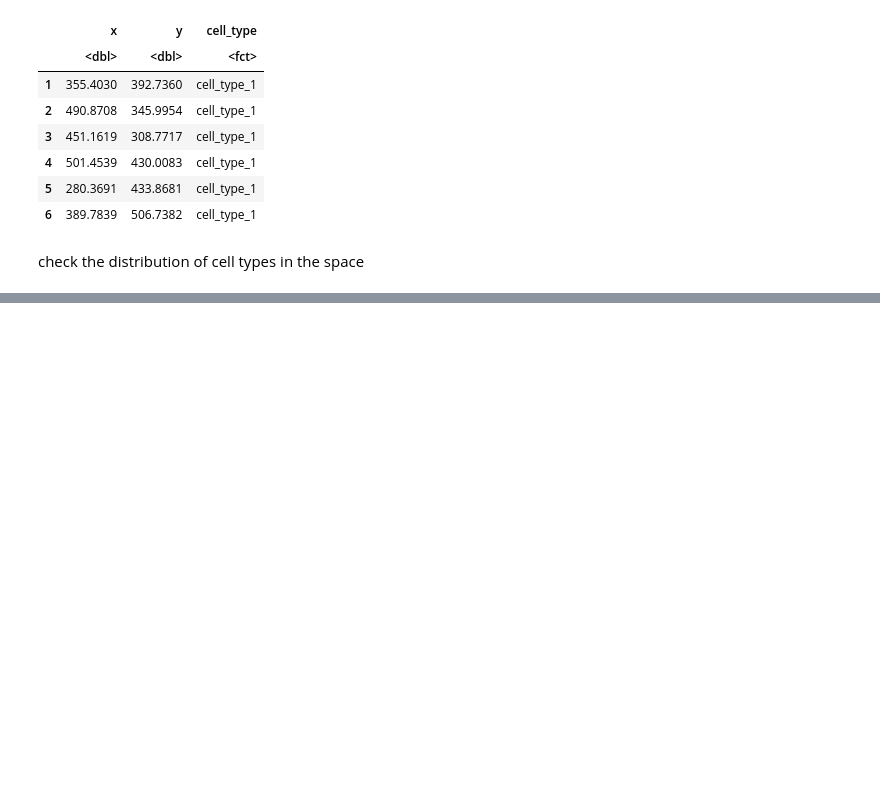
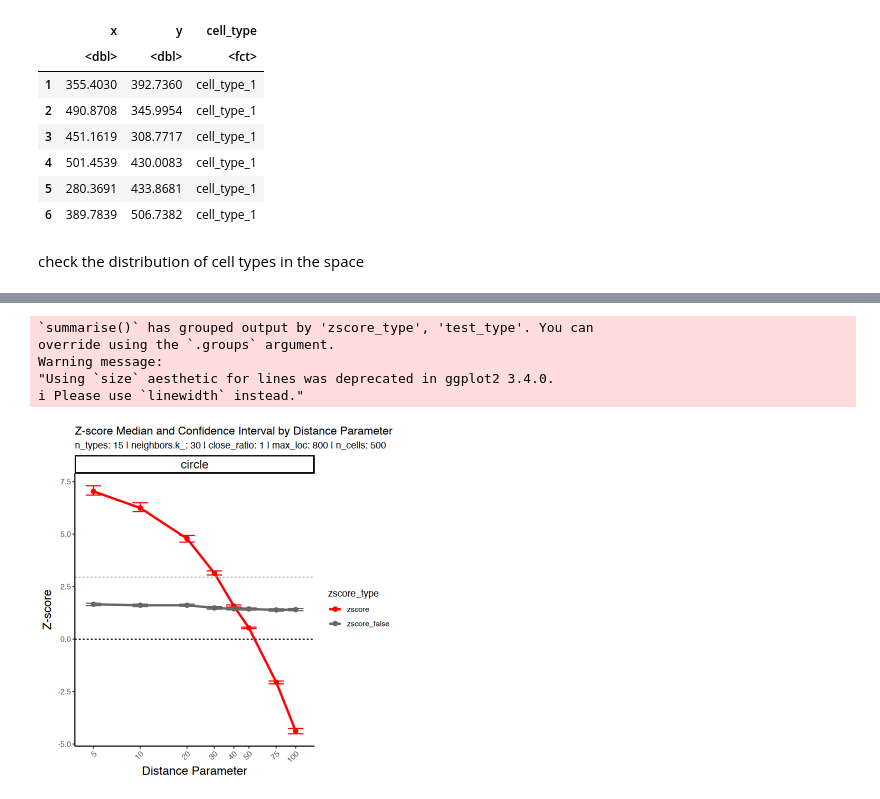
Before and after one commit to juninamo/spatialCooccur, a Jupyter notebook: vignettes/SNA_tutorial_simulation.ipynb, the cells around one changed output, grey strips where cells are left out. Saved outputs shown, nothing was run; the diff lists cells and outputs as text; code cells hidden in the pictures; blank space fills up the shorter version.

```diff
--- a/vignettes/SNA_tutorial_simulation.ipynb
+++ b/vignettes/SNA_tutorial_simulation.ipynb
@@ -83,0 +311,43 @@ g1|g2
+# %%
+
+summary_df <- accuracy_df_all %>%
+  dplyr::mutate(zscore_false = abs(zscore_false)) %>%
+  tidyr::pivot_longer(cols = c(zscore, zscore_false), names_to = "zscore_type", values_to = "zscore") %>%
+  dplyr::group_by(zscore_type, test_type, distance_param) %>%
+  dplyr::summarise(
+    median_zscore = median(zscore),
+    lower_ci = quantile(zscore, 0.025),
+    upper_ci = quantile(zscore, 0.975)
+  ) %>%
+  dplyr::ungroup()
+
+options(repr.plot.width=6, repr.plot.height=6)
+ggplot(summary_df, aes(x = distance_param, y = median_zscore, color = zscore_type)) +
+  geom_line(size = 1) +
+  geom_errorbar(aes(ymin = lower_ci, ymax = upper_ci), width = 0.1) +
+  geom_point(size = 2) +
+  facet_wrap(test_type ~ .) +
+  labs(
+    x = "Distance Parameter",
+    y = "Z-score",
+    title = "Z-score Median and Confidence Interval by Distance Parameter",
+    subtitle = paste("n_types:", n_types, "| neighbors.k_:", neighbors.k_, "| close_ratio:", close_ratio, "| max_loc:", max_loc, "| n_cells:", n_cells)
+  ) +
+  scale_x_log10(breaks = c(unique(summary_df$distance_param))) +
+  scale_color_manual(values = c("zscore" = "red", "zscore_false" = "grey40")) +
+  geom_hline(yintercept = 0, linetype = "dashed") +
+  #geom_hline(yintercept = 1.96, linetype = "dashed", color = "grey70") +
+  geom_hline(yintercept = abs(qnorm((0.05/2/n_types),F)), linetype = "dashed", color = "grey70") +
+  theme_classic() +
+  theme(
+    strip.text = element_text(size = 14, face = "bold"),
+    axis.title = element_text(size = 14),
+    axis.text.x = element_text(size = 9, angle = 45, hjust = 1)
+  )
+# %% [output]
+`summarise()` has grouped output by 'zscore_type', 'test_type'. You can
+override using the `.groups` argument.
+Warning message:
+"Using `size` aesthetic for lines was deprecated in ggplot2 3.4.0.
+i Please use `linewidth` instead."
+[figure, added]
```
Also changed, not shown: parts of 27 cells of this notebook.
